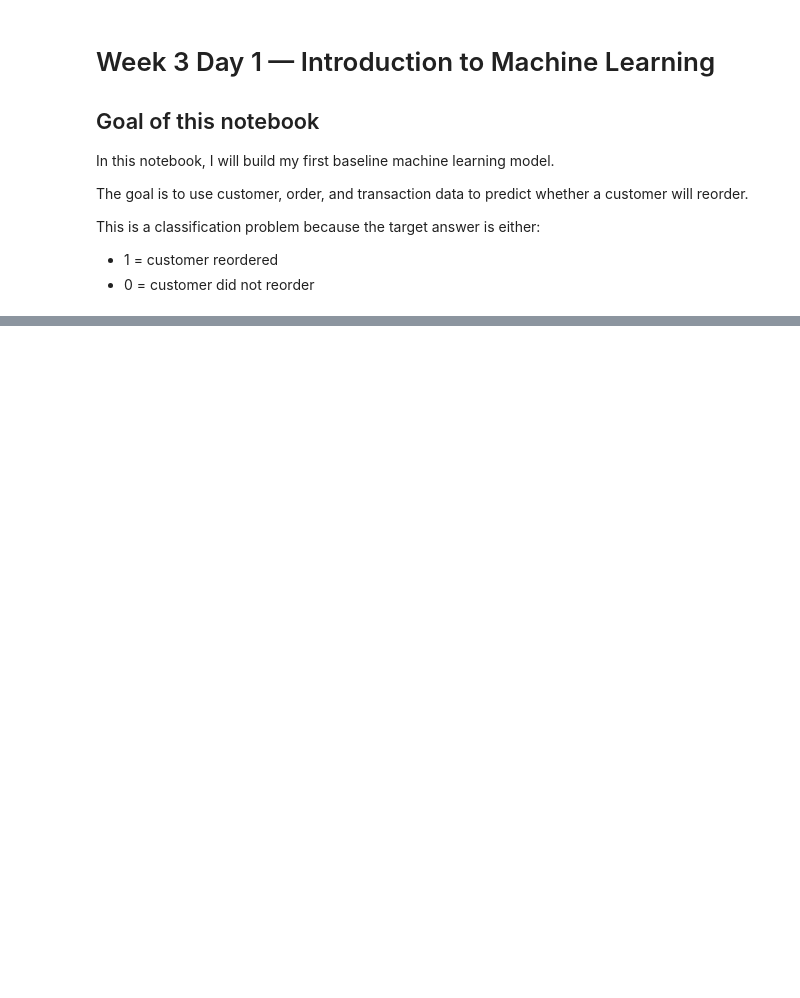
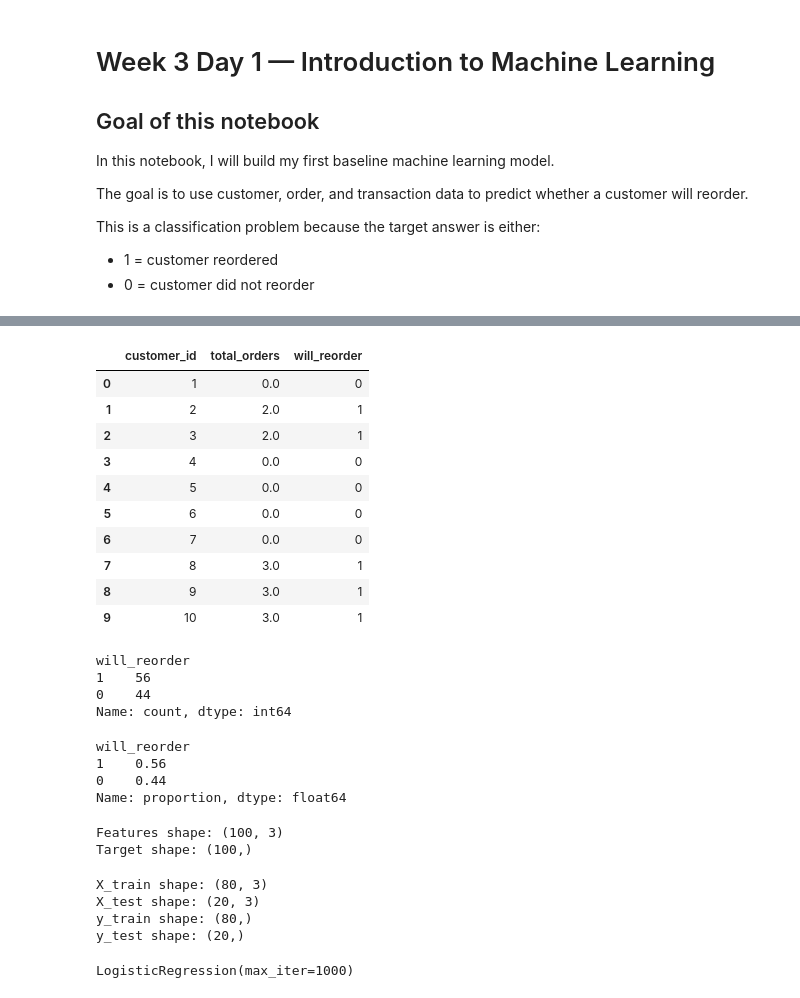
Before and after one commit to AbdullaAbuOrabi/intern-bootcamp, a Jupyter notebook: 06_ml/ml_intro.ipynb, the cells around one changed output, grey strips where cells are left out. Saved outputs shown, nothing was run; the diff lists cells and outputs as text; code cells hidden in the pictures; blank space fills up the shorter version.

```diff
--- a/06_ml/ml_intro.ipynb
+++ b/06_ml/ml_intro.ipynb
@@ -22,0 +158,69 @@ This is a classification problem because the target answer is either:
+# %%
+ml_data["will_reorder"] = (ml_data["total_orders"] > 1).astype(int)
+
+ml_data[["customer_id", "total_orders", "will_reorder"]].head(10)
+# %% [output]
+|  | customer_id | total_orders | will_reorder |
+| 0 | 1 | 0.0 | 0 |
+| 1 | 2 | 2.0 | 1 |
+| 2 | 3 | 2.0 | 1 |
+| 3 | 4 | 0.0 | 0 |
+| 4 | 5 | 0.0 | 0 |
+| 5 | 6 | 0.0 | 0 |
+| 6 | 7 | 0.0 | 0 |
+| 7 | 8 | 3.0 | 1 |
+| 8 | 9 | 3.0 | 1 |
+| 9 | 10 | 3.0 | 1 |
+# %%
+ml_data["will_reorder"].value_counts()
+# %% [output]
+will_reorder
+1    56
+0    44
+Name: count, dtype: int64
+# %%
+ml_data["will_reorder"].value_counts(normalize=True)
+# %% [output]
+will_reorder
+1    0.56
+0    0.44
+Name: proportion, dtype: float64
+# %%
+features = [
+    "total_spent",
+    "average_order_amount",
+    "successful_payments"
+]
+
+X = ml_data[features]
+y = ml_data["will_reorder"]
+
+print("Features shape:", X.shape)
+print("Target shape:", y.shape)
+# %% [output]
+Features shape: (100, 3)
+Target shape: (100,)
+# %%
+X_train, X_test, y_train, y_test = train_test_split(
+    X,
+    y,
+    test_size=0.2,
+    random_state=42,
+    stratify=y
+)
+
+print("X_train shape:", X_train.shape)
+print("X_test shape:", X_test.shape)
+print("y_train shape:", y_train.shape)
+print("y_test shape:", y_test.shape)
+# %% [output]
+X_train shape: (80, 3)
+X_test shape: (20, 3)
+y_train shape: (80,)
+y_test shape: (20,)
+# %%
+model = LogisticRegression(max_iter=1000)
+
+model.fit(X_train, y_train)
+# %% [output]
+LogisticRegression(max_iter=1000)
```
Also changed, not shown: parts of 17 cells of this notebook, 14 other files.
